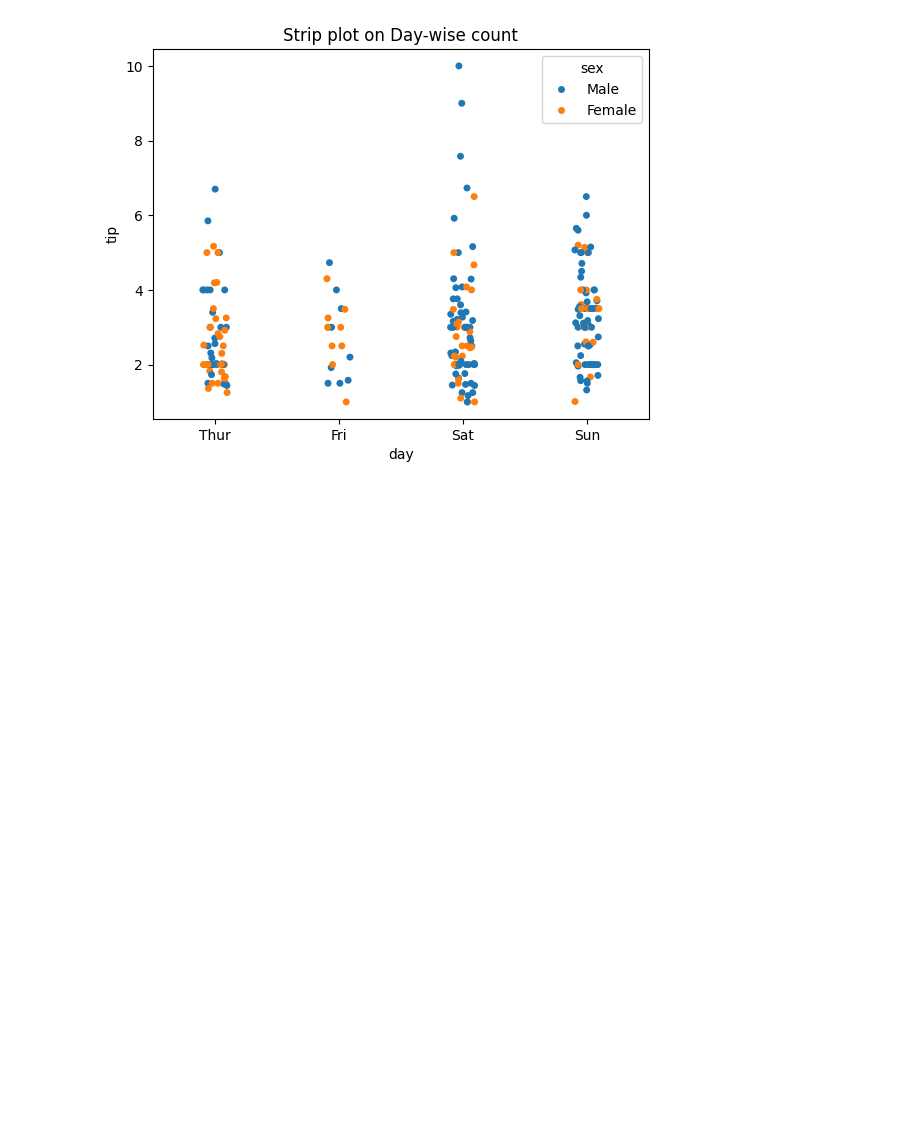
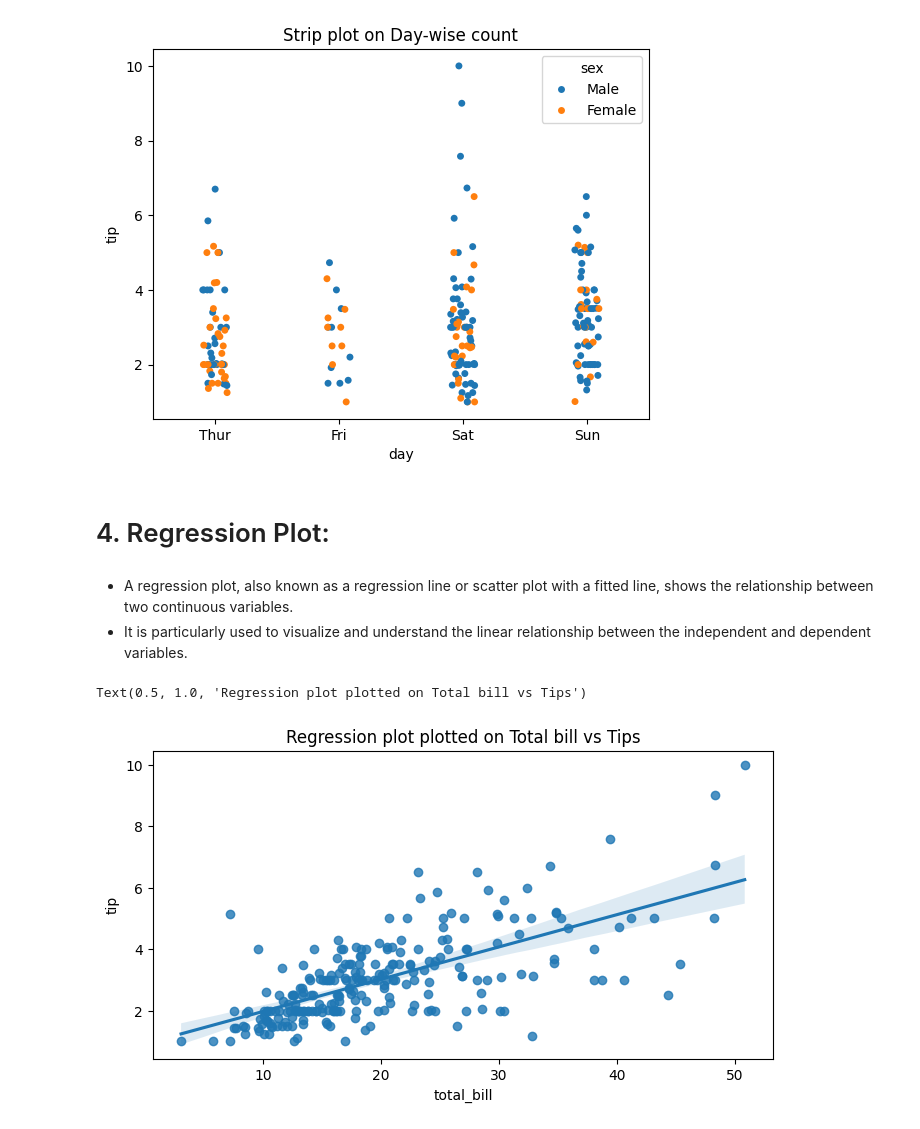
Before and after one commit to jedesai/Data-Visualization, a Jupyter notebook: Seaborn/vis.ipynb, the cells around one changed output. Cells and saved outputs as stored; diff of their text form; code cells hidden in the pictures; blank space fills up the shorter version.

Commit message:
Regression plot completed

```diff
--- a/Seaborn/vis.ipynb
+++ b/Seaborn/vis.ipynb
@@ -355,3 +355,16 @@ g.set_title('Strip plot on Day-wise count')
 # %% [output]
 Text(0.5, 1.0, 'Strip plot on Day-wise count')
 [figure]
+# %% [markdown]
+# 4. Regression Plot:
+# %% [markdown]
+- A regression plot, also known as a regression line or scatter plot with a fitted line, shows the relationship between two continuous variables.
+- It is particularly used to visualize and understand the linear relationship between the independent and dependent variables.
+# %%
+# Axes level function
+plt.figure(figsize=(8,4))
+g = sns.regplot(data=tips,x='total_bill',y='tip')
+g.set_title('Regression plot plotted on Total bill vs Tips')
+# %% [output]
+Text(0.5, 1.0, 'Regression plot plotted on Total bill vs Tips')
+[figure, added]
```
Also changed, not shown: parts of 1 cell of this notebook.
